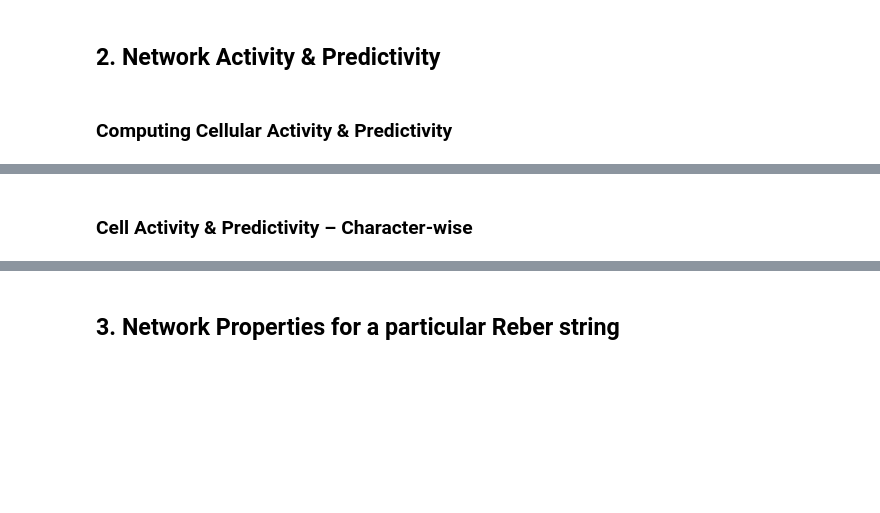
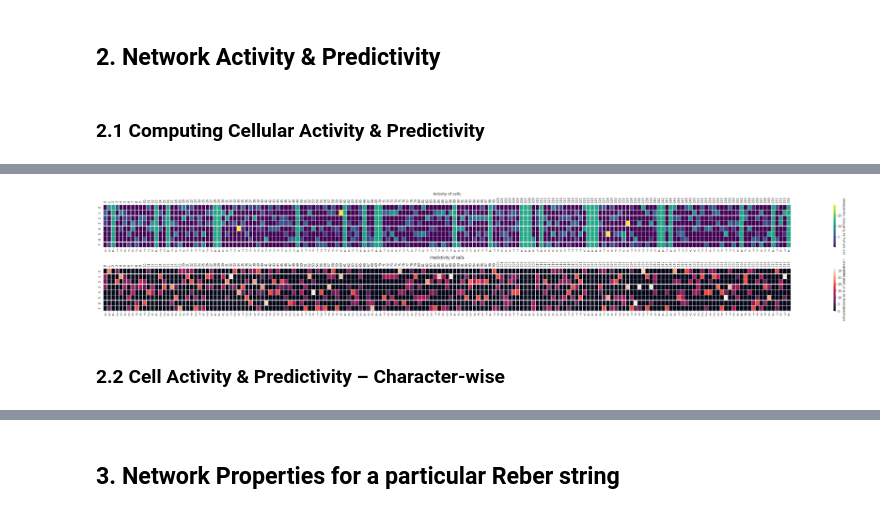
Before and after one commit to TaherHabib/htm-sequence-learning, a Jupyter notebook: Notebooks/AGL_Analysis.ipynb, the cells around one changed output, grey strips where cells are left out. Cells and saved outputs as stored; diff of their text form; code cells hidden in the pictures; blank space fills up the shorter version.

```diff
--- a/Notebooks/AGL_Analysis.ipynb
+++ b/Notebooks/AGL_Analysis.ipynb
@@ -231,7 +273,7 @@ Median length of string = 8.0.
 # %% [markdown]
 ## 2. Network Activity & Predictivity
 # %% [markdown]
-### Computing Cellular Activity & Predictivity
+### 2.1 Computing Cellular Activity & Predictivity
 # %%
 %matplotlib notebook
 # %%
@@ -272,4 +314,6 @@ ax_0.tick_params(grid_alpha=0)
 
 plt.tight_layout()
 plt.show()
+
+xticks_pos = axes[0].get_xticks()
 # %% [output]
@@ -278,5 +320,6 @@ plt.show()
+[figure, added]
 # %% [markdown]
-### Cell Activity & Predictivity – Character-wise
+### 2.2 Cell Activity & Predictivity – Character-wise
 # %%
 char = 'T'
 
```
Also changed, not shown: parts of 15 cells of this notebook, 1 other file.
